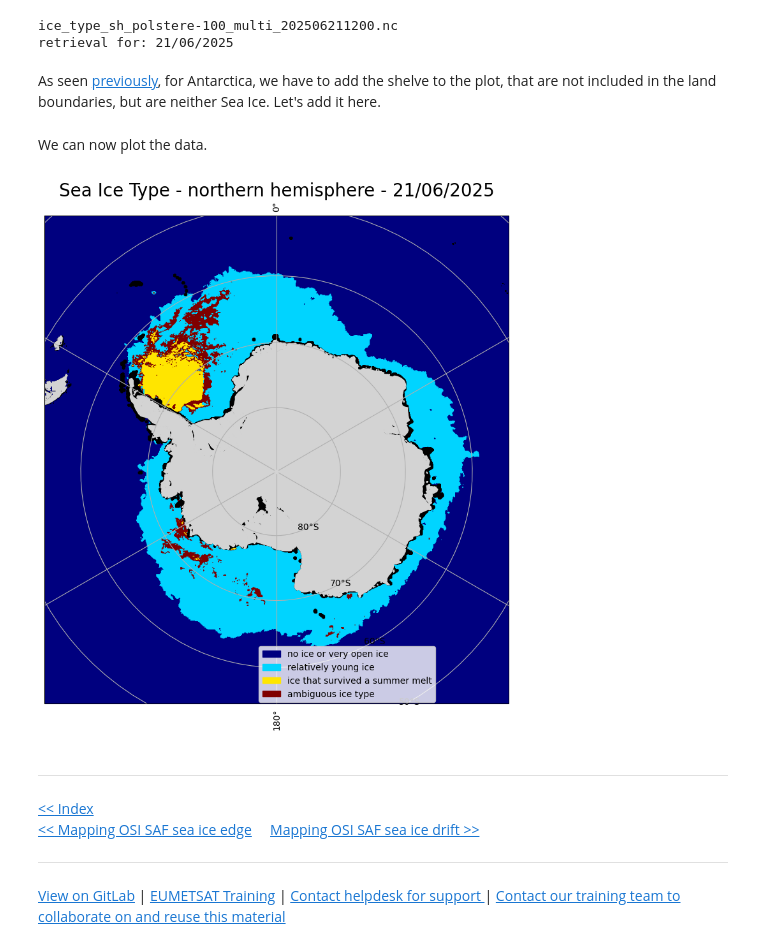
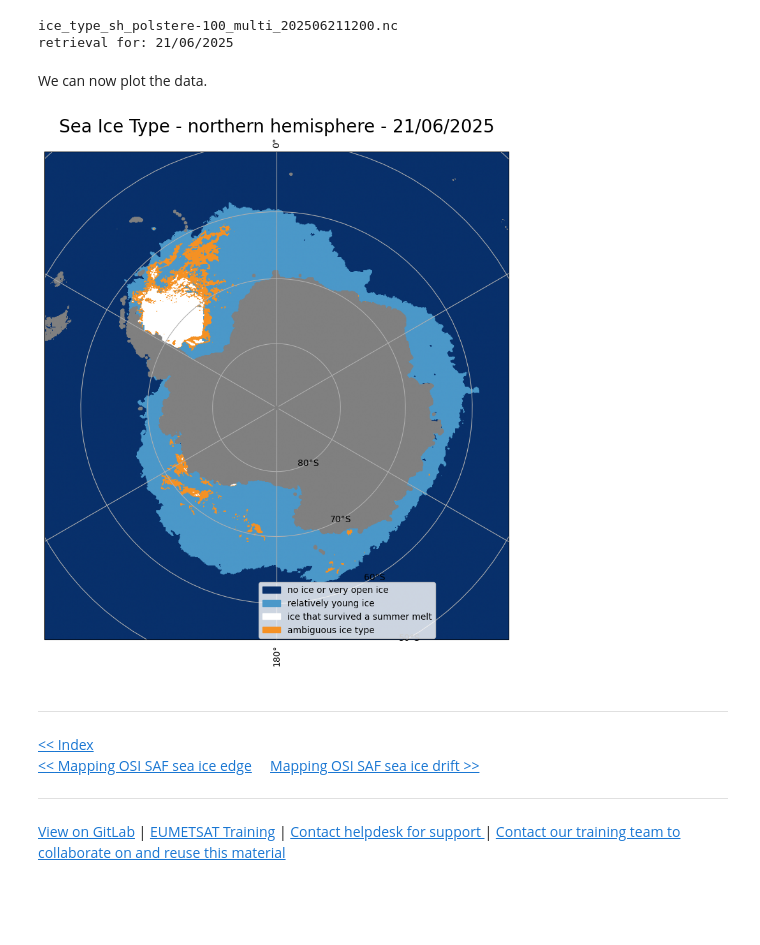
Before and after one commit to eumetsat/learn-osi-saf-sea-ice, a Jupyter notebook: 1_OSI_SAF_sea_ice_introductory/1_3c_OSI_SAF_sea_ice_mapping_Ice_Type.ipynb, the cells around one changed output. Cells and saved outputs as stored; diff of their text form; code cells hidden in the pictures; blank space fills up the shorter version.

Commit message:
playing with cmap

```diff
--- a/1_OSI_SAF_sea_ice_introductory/1_3c_OSI_SAF_sea_ice_mapping_Ice_Type.ipynb
+++ b/1_OSI_SAF_sea_ice_introductory/1_3c_OSI_SAF_sea_ice_mapping_Ice_Type.ipynb
@@ -192,0 +195,9 @@ Let's then map our data.
+# %%
+from matplotlib.colors import ListedColormap
+
+# Define your custom color palette
+#custom_colors = ['#08306b', '#a5cce3', '#ffffff', '#fde725']
+custom_colors = ['#08306b', '#4b98c9', '#ffffff', '#f59124']
+# Create a ListedColormap
+cmap = ListedColormap(custom_colors)
+cmap.set_bad('grey')
@@ -226,5 +241,3 @@ for filename in os.listdir(directory):
 # %% [output]
 ice_type_sh_polstere-100_multi_202506211200.nc
 retrieval for: 21/06/2025
-# %% [markdown]
-As seen <a href="./1_3a_OSI_SAF_sea_ice_mapping_Ice_Concentration.ipynb">previously</a>, for Antarctica, we have to add the shelve to the plot, that are not included in the land boundaries, but are neither Sea Ice. Let's add it here.
@@ -240,27 +246,26 @@ We can now plot the data.
 # %%
 fig = plt.figure(figsize=(10,9))
 
 # request output projection
 hemi = 'sh'
 output_projection=ccrs.Stereographic(central_latitude=-90.0, central_longitude=0, true_scale_latitude=-70.0)
 
 # Map sea ice edge
 im = mapping_ice_type(directory,
                       output_projection,
                       hemi,
                       cmap,
-                      ice_shelves=ice_shelves,
                       title="Sea Ice Type - northern hemisphere - "+ filedate)
 
 
 # Add legend
 add_legend(im)
 # %% [output]
-[figure, old version]
+[figure, new version]
 # %% [markdown]
 <hr>
 <a href="../Index.ipynb" target="_blank"><< Index</a>
 <br>
-<a href="./1_3b_OSI_SAF_sea_ice_mapping_ice_edge.ipynb" target="_blank"><< Mapping OSI SAF sea ice edge</a>&nbsp;&nbsp;&nbsp;&nbsp;&nbsp;<a href="./1_3d_OSI_SAF_sea_ice_mapping_ice_drift.ipynb" target="_blank">Mapping OSI SAF sea ice drift >></a>
+<a href="./1_3b_OSI_SAF_sea_ice_mapping_Ice_Edge.ipynb" target="_blank"><< Mapping OSI SAF sea ice edge</a>&nbsp;&nbsp;&nbsp;&nbsp;&nbsp;<a href="./1_3d_OSI_SAF_sea_ice_mapping_Ice_Drift.ipynb" target="_blank">Mapping OSI SAF sea ice drift >></a>
 <hr>
 <a href="https://gitlab.eumetsat.int/eumetlab/ocean">View on GitLab</a> | <a href="https://training.eumetsat.int/">EUMETSAT Training</a> | <a href=mailto:ops@eumetsat.int>Contact helpdesk for support </a> | <a href=mailto:training@eumetsat.int>Contact our training team to collaborate on and reuse this material</a></span></p>
```
Also changed, not shown: parts of 8 cells of this notebook.
